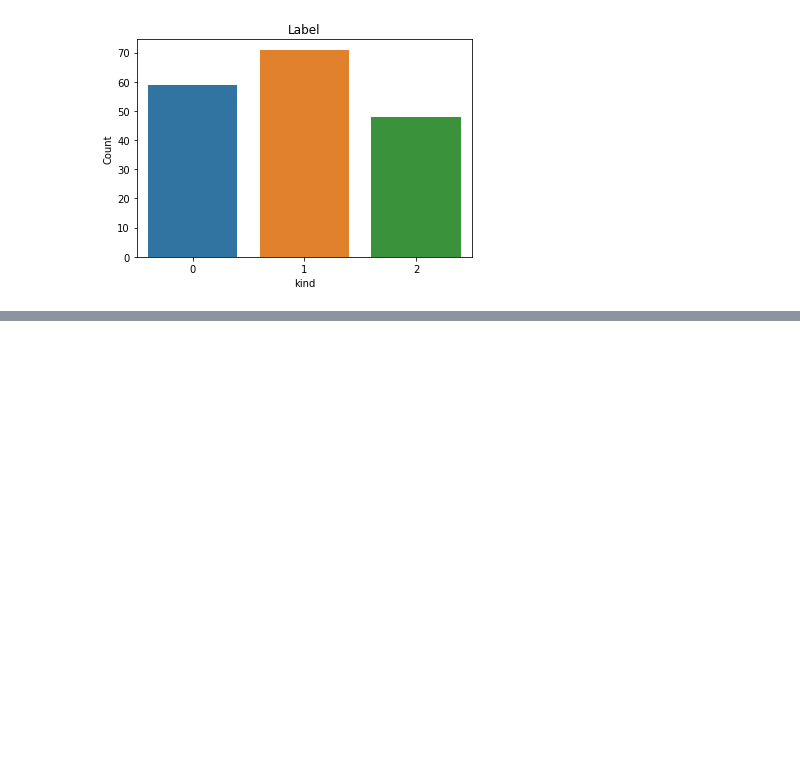
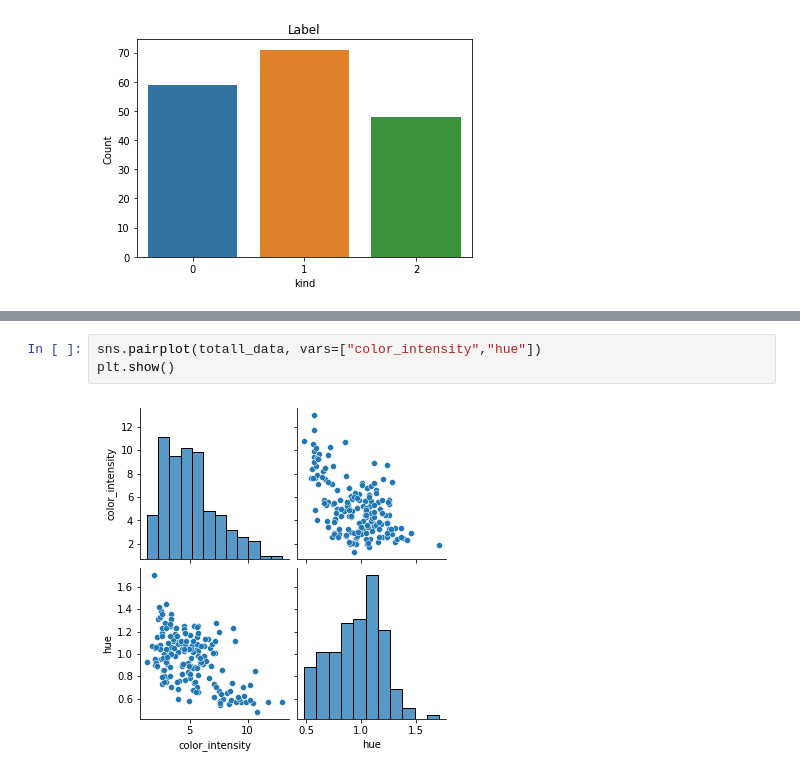
Before and after one commit to g202235409/practice, a Jupyter notebook: 3.10.ipynb, the cells around one changed output, grey strips where cells are left out. Saved outputs shown, nothing was run; the diff lists cells and outputs as text; blank space fills up the shorter version.

```diff
--- a/3.10.ipynb
+++ b/3.10.ipynb
@@ -21,0 +57,5 @@ Text(0.5, 1.0, 'Label')
+# %%
+sns.pairplot(totall_data, vars=["color_intensity","hue"])
+plt.show()
+# %% [output]
+[figure, added]
```
Also changed, not shown: parts of 11 cells of this notebook.
